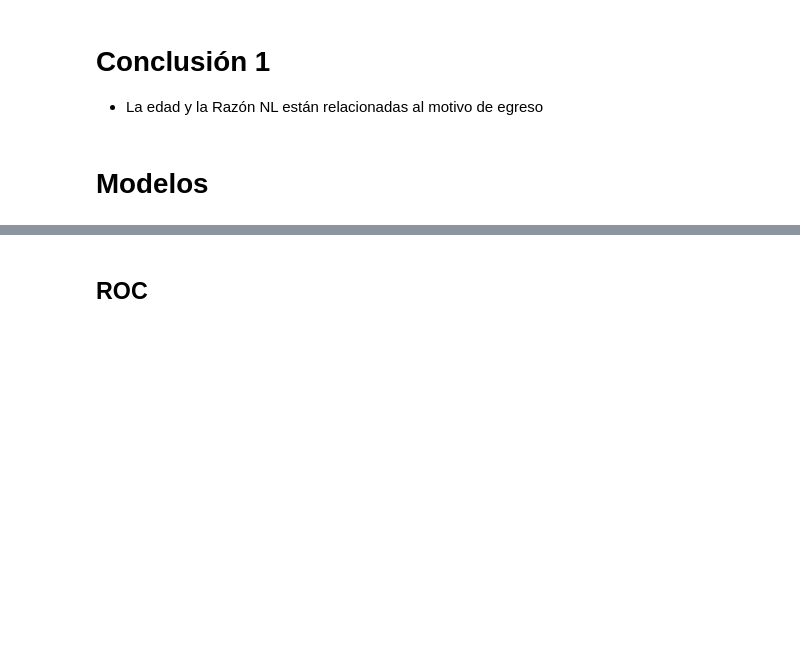
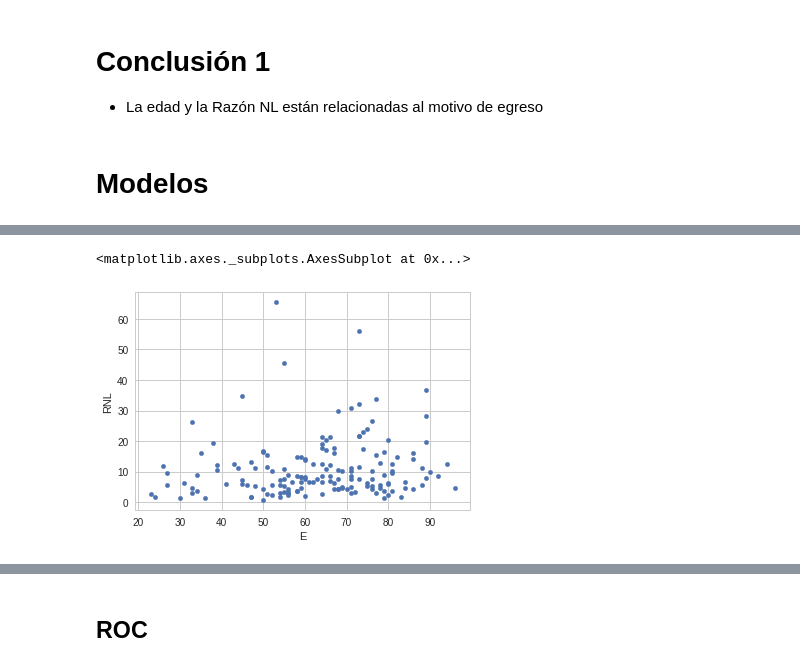
Before and after one commit to jesusmendoza/Brenda, a Jupyter notebook: BRENDA/BRENDA.ipynb, the cells around one changed output, grey strips where cells are left out. Drawn from its saved outputs; the diff is of its cells as text; code cells hidden in the pictures; blank space fills up the shorter version.

```diff
--- a/BRENDA/BRENDA.ipynb
+++ b/BRENDA/BRENDA.ipynb
@@ -256,0 +267,5 @@ ValueError: Found input variables with inconsistent numbers of samples: [159, 1]
+# %%
+df.plot(x='E',y='RNL',kind = 'scatter')
+# %% [output]
+<matplotlib.axes._subplots.AxesSubplot at 0x...>
+[figure, added]
```
Also changed, not shown: parts of 15 cells of this notebook.
